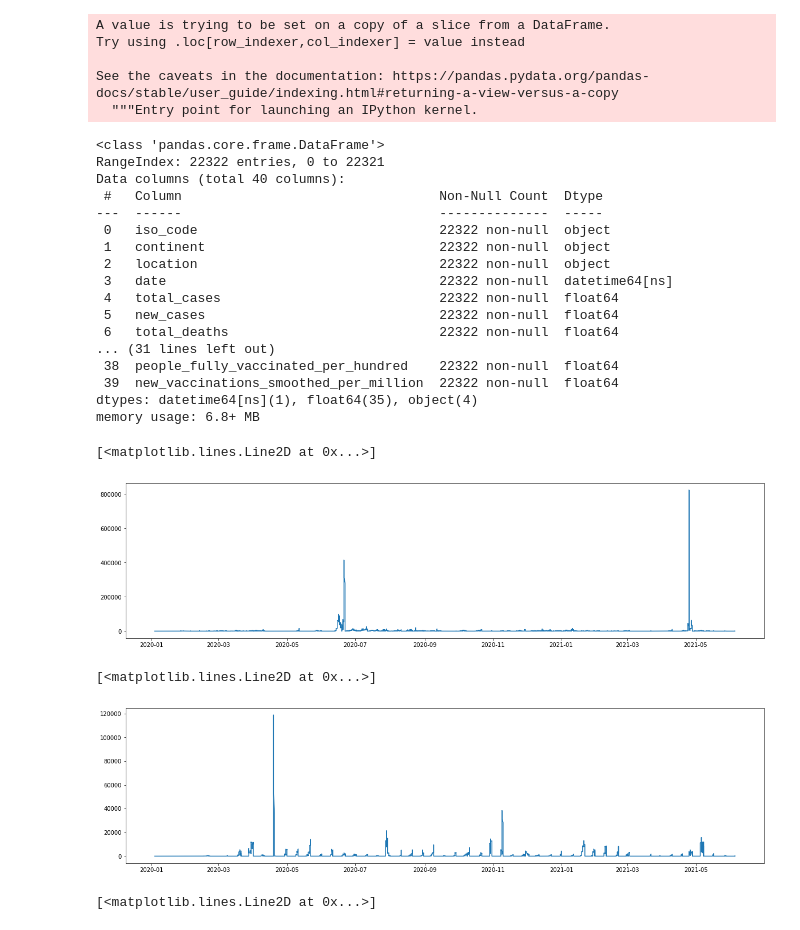
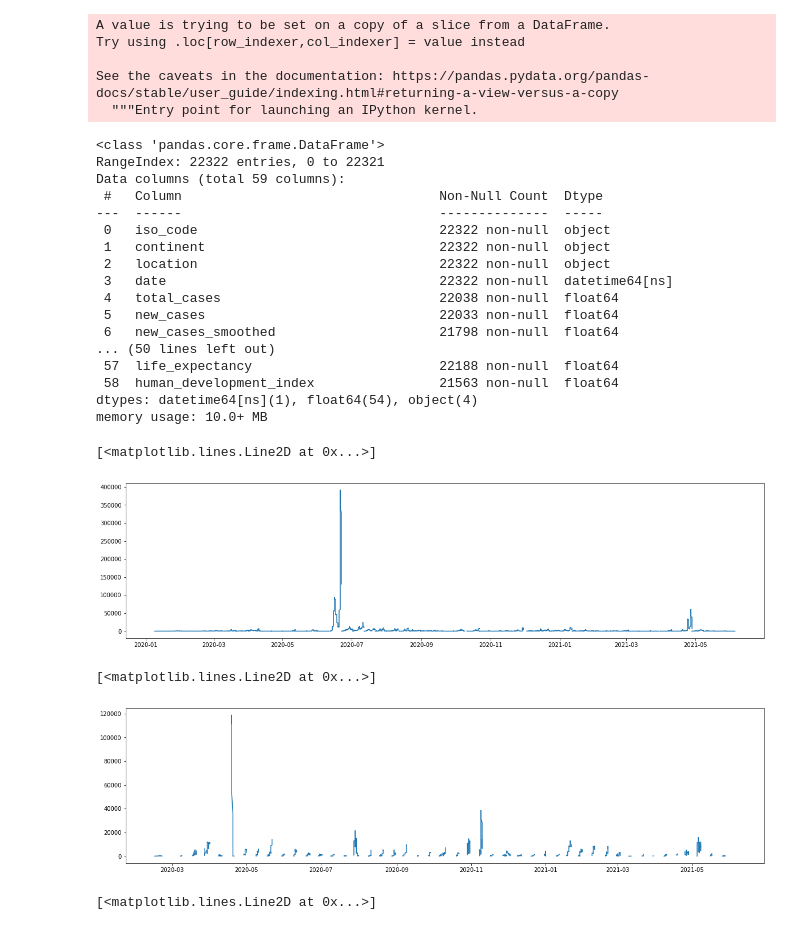
Before and after one commit to prithvi181998/Covid-19-Analysis, a Jupyter notebook: Covid_19_Analysis.ipynb, the cells around one changed output. Drawn from its saved outputs; the diff is of its cells as text; code cells hidden in the pictures.

```diff
--- a/Covid_19_Analysis.ipynb
+++ b/Covid_19_Analysis.ipynb
@@ -3,7 +10,6 @@
 # %%
-import numpy as np
-import pandas as pd
-df = pd.read_excel("/content/drive/MyDrive/Python-April/Data Science/Major Project/owid-covid-data.xlsx")
+path = '/content/drive/MyDrive/Python-April/Data Science/Major Project/owid-covid-data.xlsx'
+df = pd.read_excel(path)
 df.head()
 # %% [output]
 |  | iso_code | continent | location | date | total_cases | new_cases | new_cases_smoothed | total_deaths | ... |
@@ -72,5 +63,3 @@ Data columns (total 59 columns):
  58  human_development_index                84629 non-null  float64
 dtypes: float64(54), object(5)
 memory usage: 42.2+ MB
-# %%
-df.drop(df.columns[[6, 9, 10]], axis = 1, inplace = True)
@@ -97,3 +65,0 @@ memory usage: 40.0+ MB
-# %%
-df.drop(df.iloc[:, 40:56], inplace = True, axis = 1)
-df.info()
@@ -182,3 +132 @@ new_vaccinations_smoothed_per_million    17040
 dtype: int64
-# %%
-df_asia.fillna(0,inplace=True)
@@ -233,34 +156,33 @@ df_asia.info()
 # %% [output]
 <class 'pandas.core.frame.DataFrame'>
 RangeIndex: 22322 entries, 0 to 22321
-Data columns (total 40 columns):
+Data columns (total 59 columns):
  #   Column                                 Non-Null Count  Dtype
 ---  ------                                 --------------  -----
  0   iso_code                               22322 non-null  object
  1   continent                              22322 non-null  object
  2   location                               22322 non-null  object
  3   date                                   22322 non-null  datetime64[ns]
- 4   total_cases                            22322 non-null  float64
- 5   new_cases                              22322 non-null  float64
- 6   total_deaths                           22322 non-null  float64
-... (31 lines left out)
- 38  people_fully_vaccinated_per_hundred    22322 non-null  float64
- 39  new_vaccinations_smoothed_per_million  22322 non-null  float64
-dtypes: datetime64[ns](1), float64(35), object(4)
-memory usage: 6.8+ MB
+ 4   total_cases                            22038 non-null  float64
+ 5   new_cases                              22033 non-null  float64
+ 6   new_cases_smoothed                     21798 non-null  float64
+... (50 lines left out)
+ 57  life_expectancy                        22188 non-null  float64
+ 58  human_development_index                21563 non-null  float64
+dtypes: datetime64[ns](1), float64(54), object(4)
+memory usage: 10.0+ MB
 # %%
-import matplotlib.pyplot as plt
 plt.figure(figsize=(20,5))
-plt.plot(df_asia['date'].sort_values(),df_asia['new_cases'])
+plt.plot(df_asia['date'].sort_values(),df_asia['new_cases_smoothed'])
 # %% [output]
 [<matplotlib.lines.Line2D at 0x...>]
-[figure, old version]
+[figure, new version]
 # %%
 plt.figure(figsize=(20,5))
 plt.plot(df_asia['date'].sort_values(),df_asia['new_vaccinations_smoothed_per_million'])
 # %% [output]
 [<matplotlib.lines.Line2D at 0x...>]
-[figure, old version]
+[figure, new version]
 # %%
 plt.figure(figsize=(20,5))
 plt.plot(df_asia['date'].sort_values(),df_asia['total_cases'])
```
Also changed, not shown: parts of 55 cells of this notebook.
